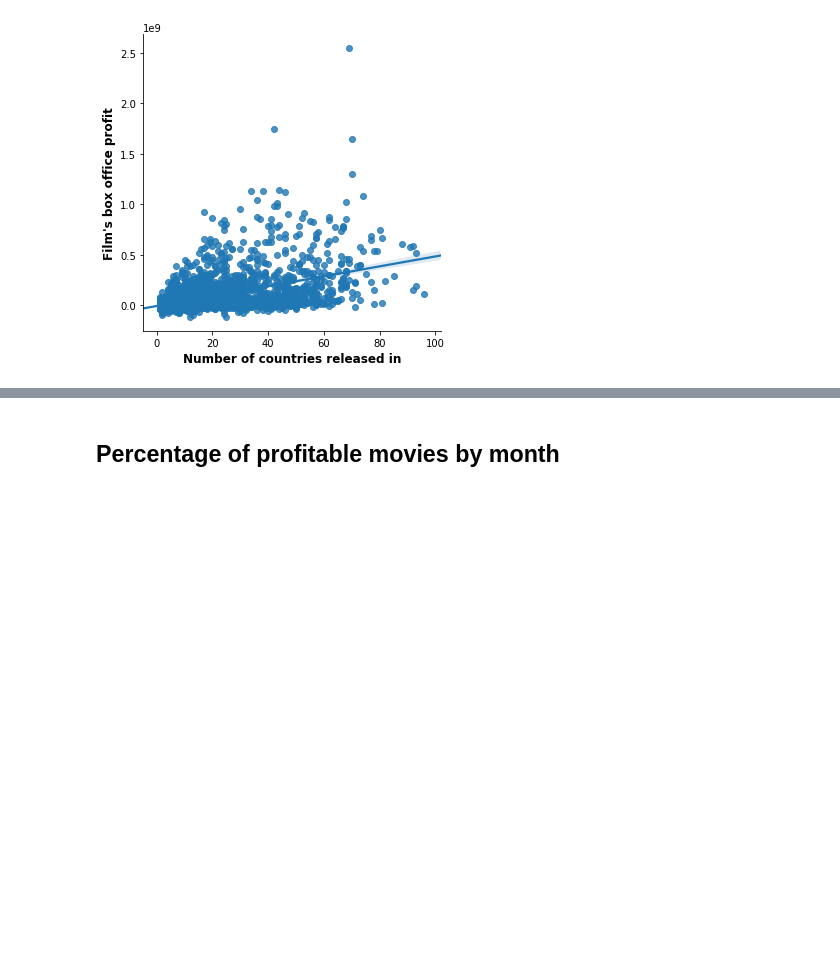
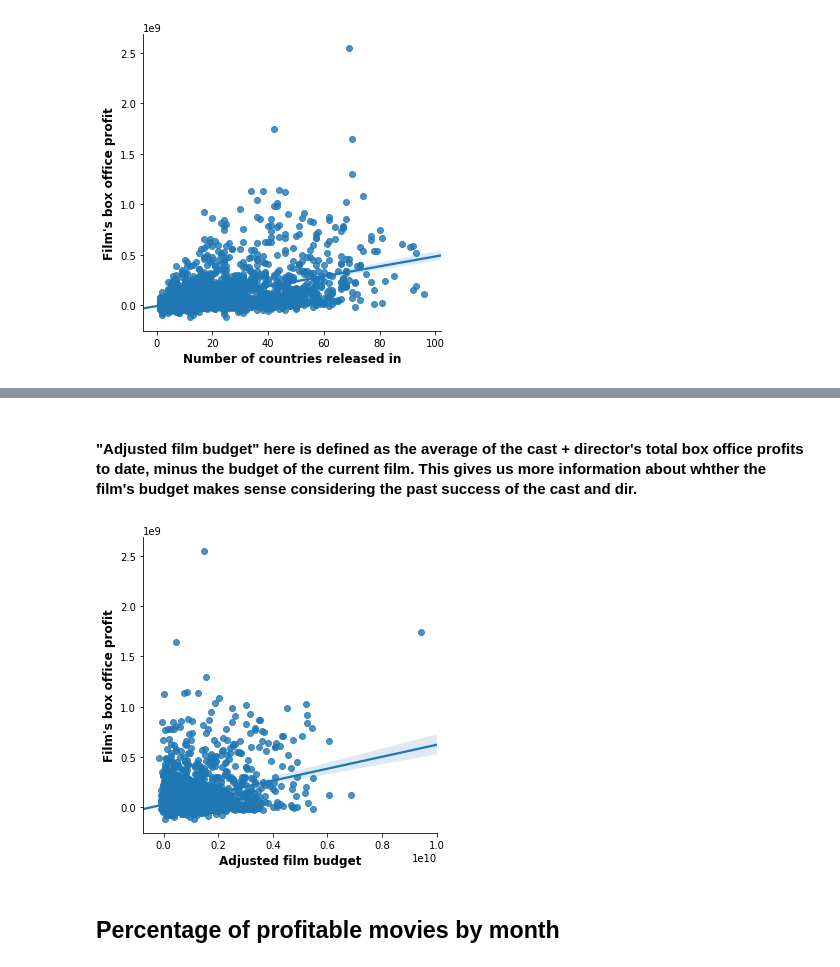
Before and after one commit to ryanlrappa/film-profit-prediction, a Jupyter notebook: jupyter_notebooks/5_EDA.ipynb, the cells around one changed output, grey strips where cells are left out. Cells and saved outputs as stored; diff of their text form; code cells hidden in the pictures; blank space fills up the shorter version.

```diff
--- a/jupyter_notebooks/5_EDA.ipynb
+++ b/jupyter_notebooks/5_EDA.ipynb
@@ -98,3 +118,22 @@ plt.show()
+# %%
+df['cast_dir_avg_prof'] = (df['cast_prof'] + df['dir_prof'])/2
+# %%
+df['adj_budget'] = df['cast_dir_avg_prof'] - df['budget']
+# %% [markdown]
+#### **"Adjusted film budget"** here is defined as the average of the cast + director's total box office profits to date, minus the budget of the current film. This gives us more information about whther the film's budget makes sense considering the past success of the cast and dir.
+# %%
+sns.lmplot('adj_budget', 'profit', df)
+plt.xlabel("Adjusted film budget", fontweight='bold', fontsize=12)
+plt.ylabel("Film's box office profit", fontweight='bold', fontsize=12)
+# plt.ylim(0, 5)  #toggle/adjust for zooming
+# plt.xlim(0, 5)  #toggle/adjust for zooming
+plt.show()
+
+# data still all over the place, but trend is clearer;
+# notice the difference btw the above and below in terms of the lower-most points
+# (one thing to note here is that this is highly correlated with cast profits):
+# %% [output]
+[figure, added]
 # %% [markdown]
 ## Percentage of profitable movies by month
 # %%
```
Also changed, not shown: parts of 5 cells of this notebook, 2 other files.
